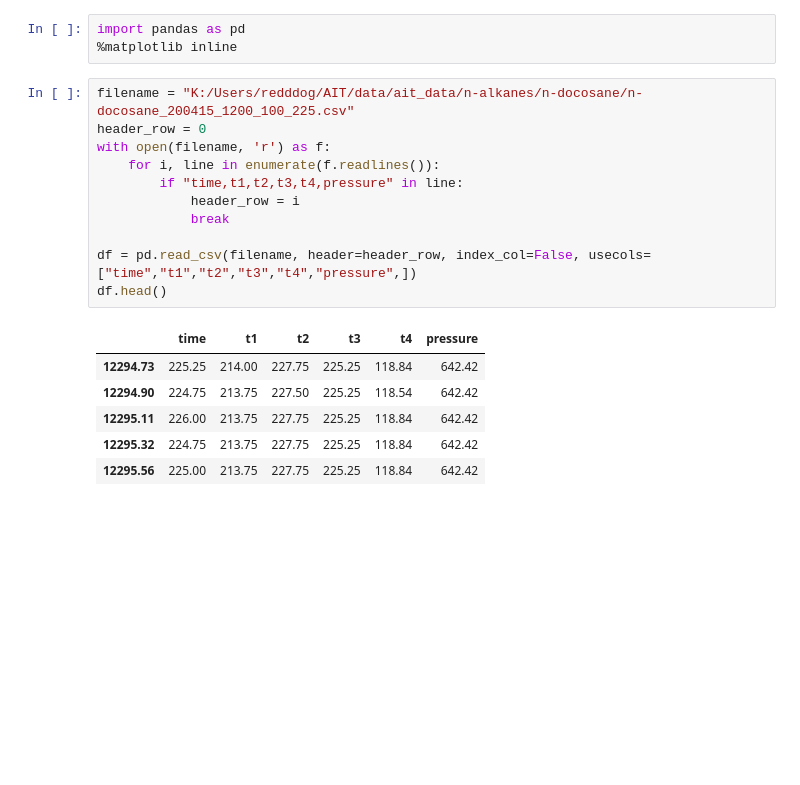
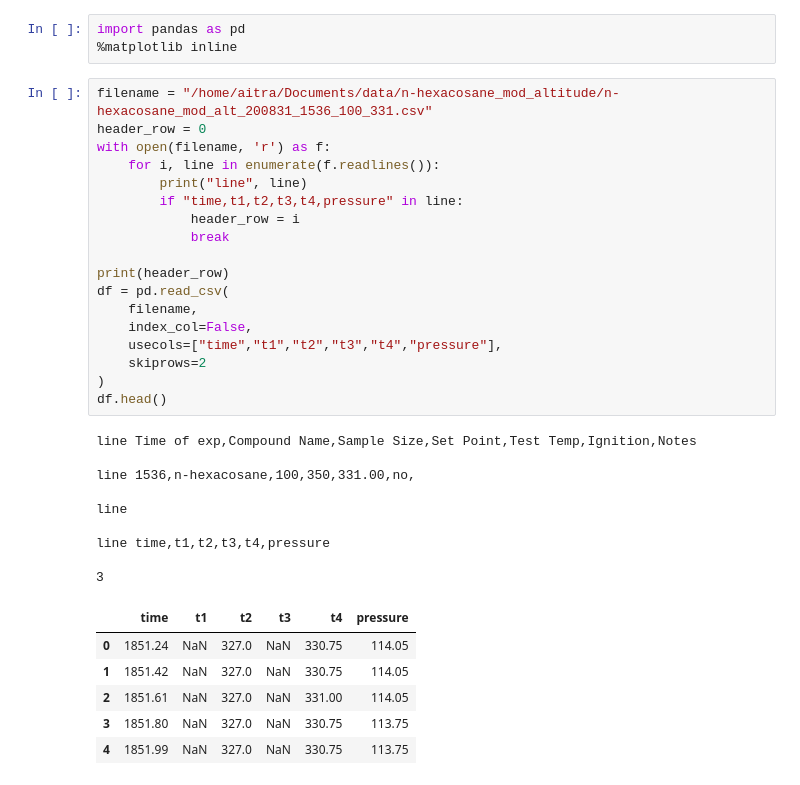
Before and after one commit to flythereddflagg/ait_exp, a Jupyter notebook: tools/probe_data.ipynb, the cells around one changed output. Saved outputs shown, nothing was run; the diff lists cells and outputs as text; blank space fills up the shorter version.

```diff
--- a/tools/probe_data.ipynb
+++ b/tools/probe_data.ipynb
@@ -2,22 +2,38 @@
 import pandas as pd
 %matplotlib inline
 # %%
-filename = "K:/Users/redddog/AIT/data/ait_data/n-alkanes/n-docosane/n-docosane_200415_1200_100_225.csv"
+filename = "/home/aitra/Documents/data/n-hexacosane_mod_altitude/n-hexacosane_mod_alt_200831_1536_100_331.csv"
 header_row = 0
 with open(filename, 'r') as f:
     for i, line in enumerate(f.readlines()):
+        print("line", line)
         if "time,t1,t2,t3,t4,pressure" in line:
             header_row = i
             break
 
-df = pd.read_csv(filename, header=header_row, index_col=False, usecols=["time","t1","t2","t3","t4","pressure",])
+print(header_row)
+df = pd.read_csv(
+    filename,
+    index_col=False,
+    usecols=["time","t1","t2","t3","t4","pressure"],
+    skiprows=2
+)
 df.head()
 # %% [output]
+line Time of exp,Compound Name,Sample Size,Set Point,Test Temp,Ignition,Notes
+
+line 1536,n-hexacosane,100,350,331.00,no,
+
+line
+
+line time,t1,t2,t3,t4,pressure
+
+3
 |  | time | t1 | t2 | t3 | t4 | pressure |
-| 12294.73 | 225.25 | 214.00 | 227.75 | 225.25 | 118.84 | 642.42 |
-| 12294.90 | 224.75 | 213.75 | 227.50 | 225.25 | 118.54 | 642.42 |
-| 12295.11 | 226.00 | 213.75 | 227.75 | 225.25 | 118.84 | 642.42 |
-| 12295.32 | 224.75 | 213.75 | 227.75 | 225.25 | 118.84 | 642.42 |
-| 12295.56 | 225.00 | 213.75 | 227.75 | 225.25 | 118.84 | 642.42 |
+| 0 | 1851.24 | NaN | 327.0 | NaN | 330.75 | 114.05 |
+| 1 | 1851.42 | NaN | 327.0 | NaN | 330.75 | 114.05 |
+| 2 | 1851.61 | NaN | 327.0 | NaN | 331.00 | 114.05 |
+| 3 | 1851.80 | NaN | 327.0 | NaN | 330.75 | 113.75 |
+| 4 | 1851.99 | NaN | 327.0 | NaN | 330.75 | 113.75 |
 # %%
 ax=None
```
Also changed, not shown: parts of 1 cell of this notebook, 1 other file.
